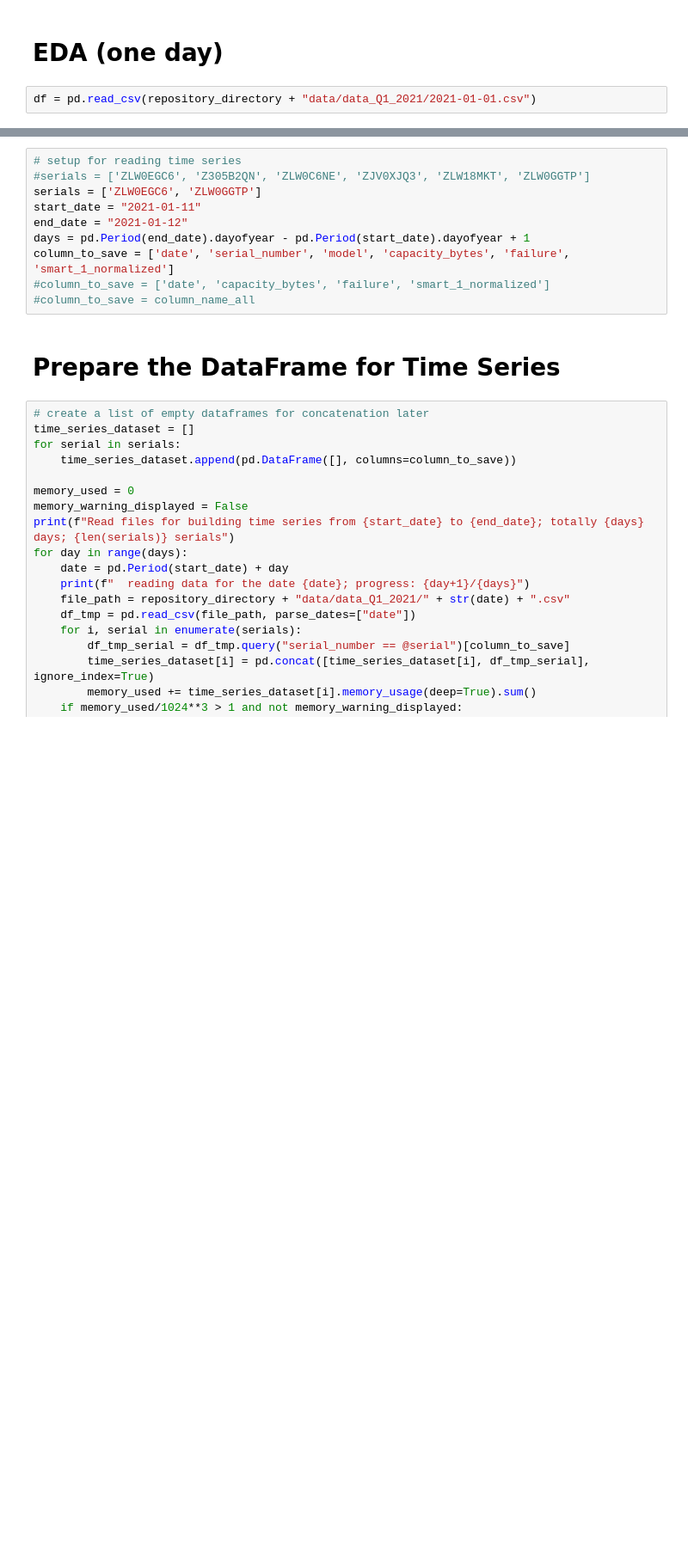
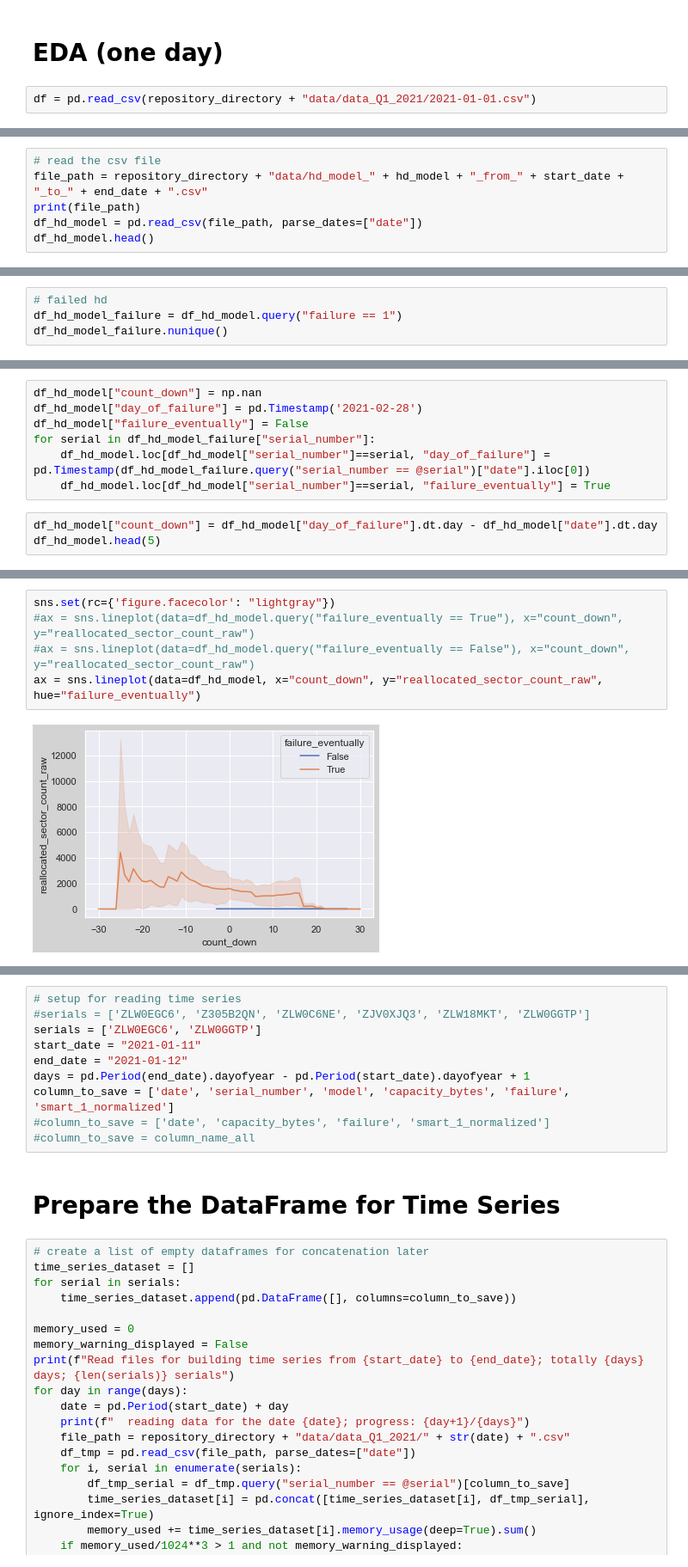
Before and after one commit to wcmphysics/DataScienceBootcamp-Capstone, a Jupyter notebook: notebooks/cmw.ipynb, the cells around one changed output, grey strips where cells are left out. Shown at 86% size. Cells and saved outputs as stored; diff of their text form; blank space fills up the shorter version.

Commit message:
add EDA for time series of a model

```diff
--- a/notebooks/cmw.ipynb
+++ b/notebooks/cmw.ipynb
@@ -221,0 +386,6 @@ df.query("failure==1")
+# %%
+# read the csv file
+file_path = repository_directory + "data/hd_model_" + hd_model + "_from_" + start_date + "_to_" + end_date + ".csv"
+print(file_path)
+df_hd_model = pd.read_csv(file_path, parse_dates=["date"])
+df_hd_model.head()
@@ -221,0 +440,4 @@ df.query("failure==1")
+# %%
+# failed hd
+df_hd_model_failure = df_hd_model.query("failure == 1")
+df_hd_model_failure.nunique()
@@ -221,0 +507,10 @@ df.query("failure==1")
+# %%
+df_hd_model["count_down"] = np.nan
+df_hd_model["day_of_failure"] = pd.Timestamp('2021-02-28')
+df_hd_model["failure_eventually"] = False
+for serial in df_hd_model_failure["serial_number"]:
+    df_hd_model.loc[df_hd_model["serial_number"]==serial, "day_of_failure"] = pd.Timestamp(df_hd_model_failure.query("serial_number == @serial")["date"].iloc[0])
+    df_hd_model.loc[df_hd_model["serial_number"]==serial, "failure_eventually"] = True
+# %%
+df_hd_model["count_down"] = df_hd_model["day_of_failure"].dt.day - df_hd_model["date"].dt.day
+df_hd_model.head(5)
@@ -221,0 +580,7 @@ df.query("failure==1")
+# %%
+sns.set(rc={'figure.facecolor': "lightgray"})
+#ax = sns.lineplot(data=df_hd_model.query("failure_eventually == True"), x="count_down", y="reallocated_sector_count_raw")
+#ax = sns.lineplot(data=df_hd_model.query("failure_eventually == False"), x="count_down", y="reallocated_sector_count_raw")
+ax = sns.lineplot(data=df_hd_model, x="count_down", y="reallocated_sector_count_raw", hue="failure_eventually")
+# %% [output]
+[figure, added]
```
Also changed, not shown: parts of 50 cells of this notebook.
